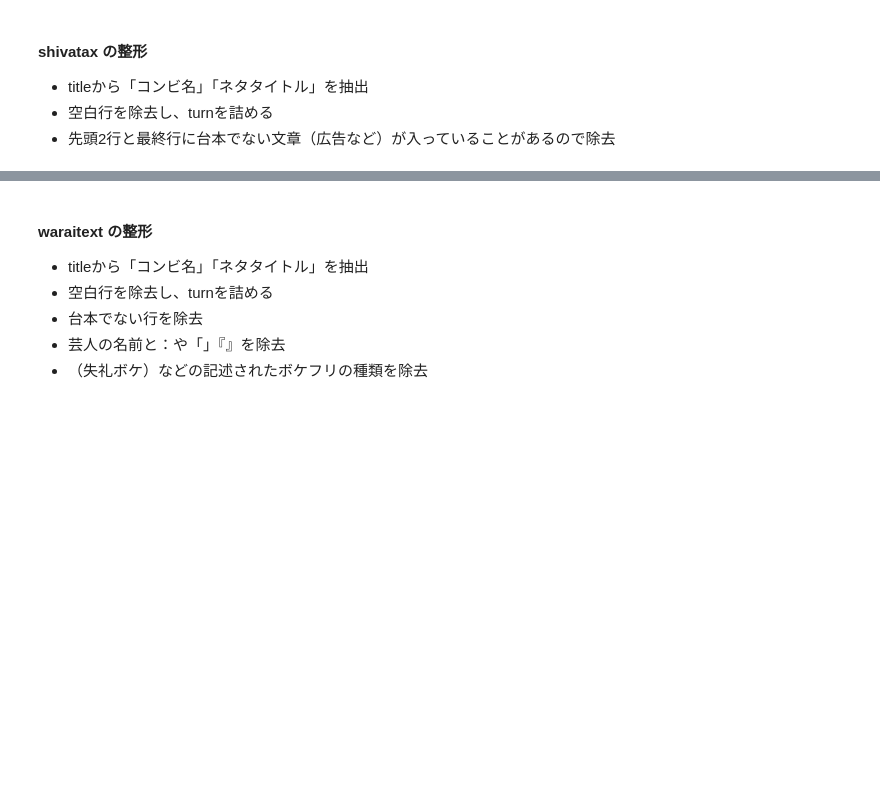
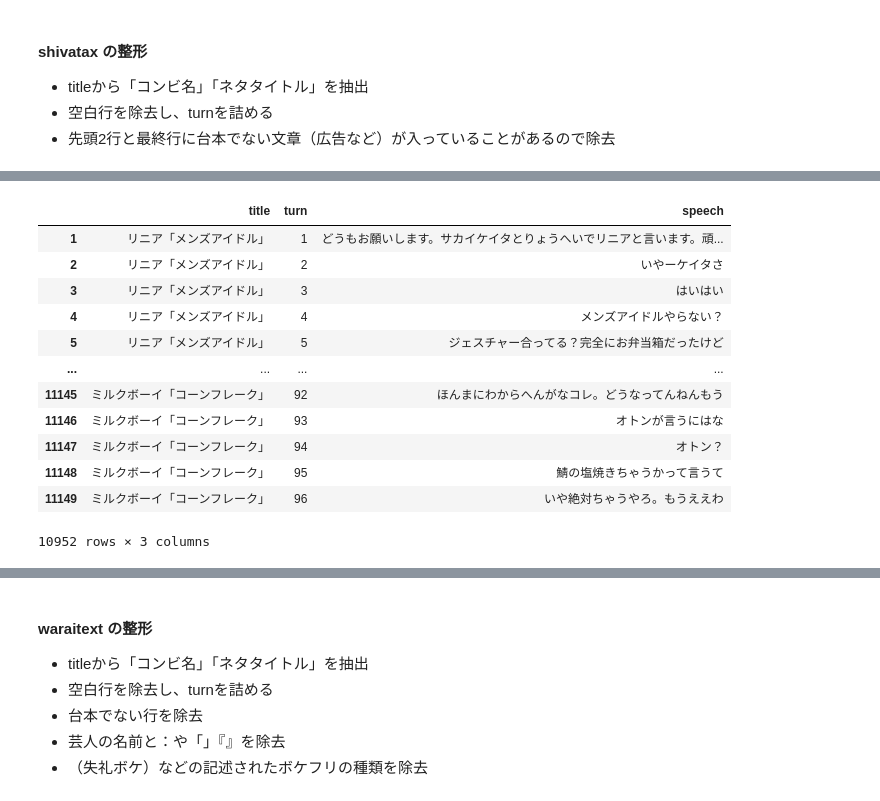
Before and after one commit to umenerineri/infovis-notebooks, a Jupyter notebook: final_project/project.ipynb, the cells around one changed output, grey strips where cells are left out. Saved outputs shown, nothing was run; the diff lists cells and outputs as text; code cells hidden in the pictures; blank space fills up the shorter version.

```diff
--- a/final_project/project.ipynb
+++ b/final_project/project.ipynb
@@ -595,0 +613,20 @@ script_df_hima_titleParsed[script_df_hima_titleParsed.isna().any(axis=1)]
+# %%
+# 台本でない文章と、空白行を除去
+
+pattern = r"赤字|太字|拍手笑|Amazon|http"
+script_df_shiva_filtered = script_df_shiva[~(script_df_shiva["speech"].str.contains(pattern, na=False) | script_df_shiva["speech"].isna())]
+script_df_shiva_filtered
+# %% [output]
+|  | title | turn | speech |
+| 1 | リニア「メンズアイドル」 | 1 | どうもお願いします。サカイケイタとりょうへいでリニアと言います。頑... |
+| 2 | リニア「メンズアイドル」 | 2 | いやーケイタさ |
+| 3 | リニア「メンズアイドル」 | 3 | はいはい |
+| 4 | リニア「メンズアイドル」 | 4 | メンズアイドルやらない？ |
+| 5 | リニア「メンズアイドル」 | 5 | ジェスチャー合ってる？完全にお弁当箱だったけど |
+| ... | ... | ... | ... |
+| 11145 | ミルクボーイ「コーンフレーク」 | 92 | ほんまにわからへんがなコレ。どうなってんねんもう |
+| 11146 | ミルクボーイ「コーンフレーク」 | 93 | オトンが言うにはな |
+| 11147 | ミルクボーイ「コーンフレーク」 | 94 | オトン？ |
+| 11148 | ミルクボーイ「コーンフレーク」 | 95 | 鯖の塩焼きちゃうかって言うて |
+| 11149 | ミルクボーイ「コーンフレーク」 | 96 | いや絶対ちゃうやろ。もうええわ |
+10952 rows × 3 columns
```
Also changed, not shown: parts of 4 cells of this notebook, 1 other file.
